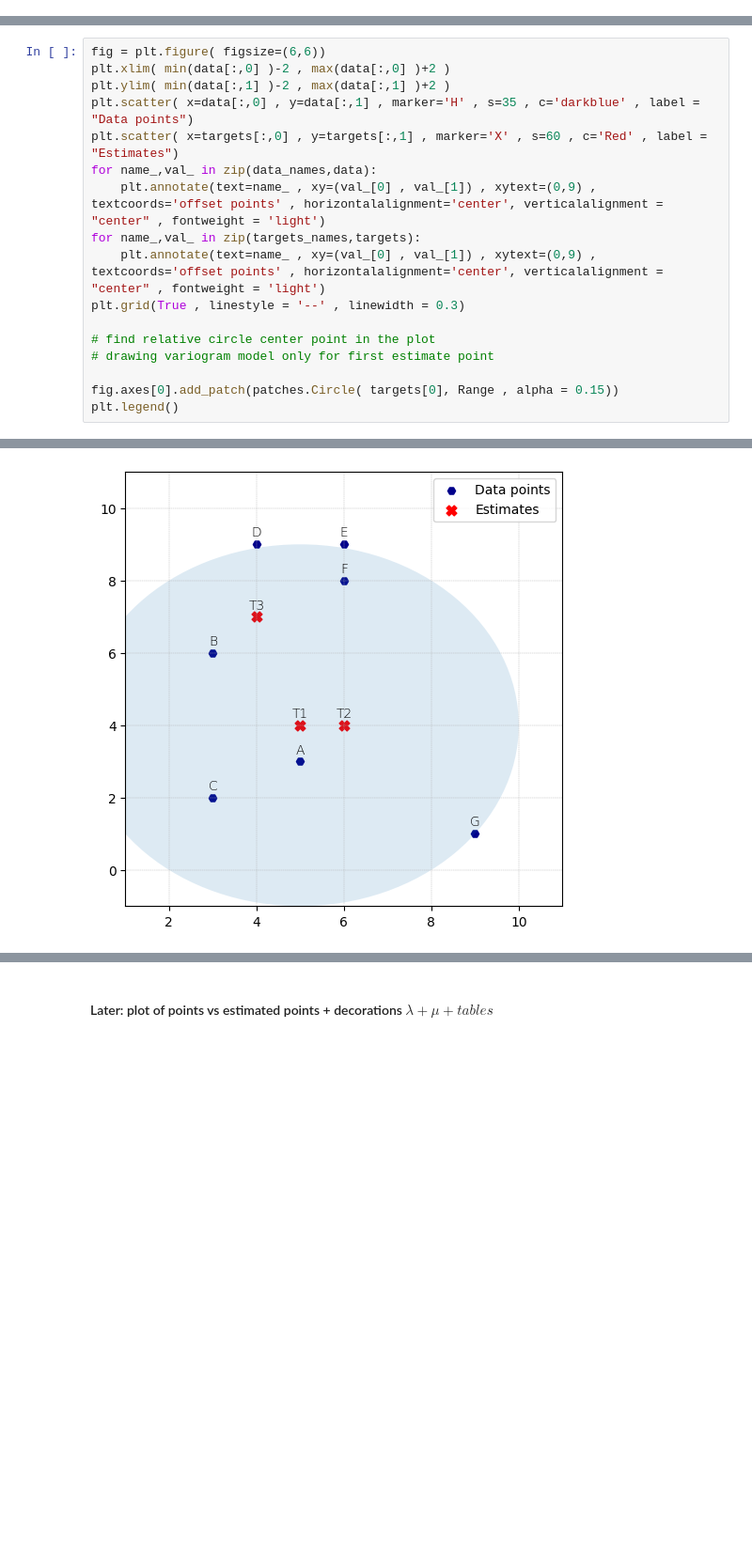
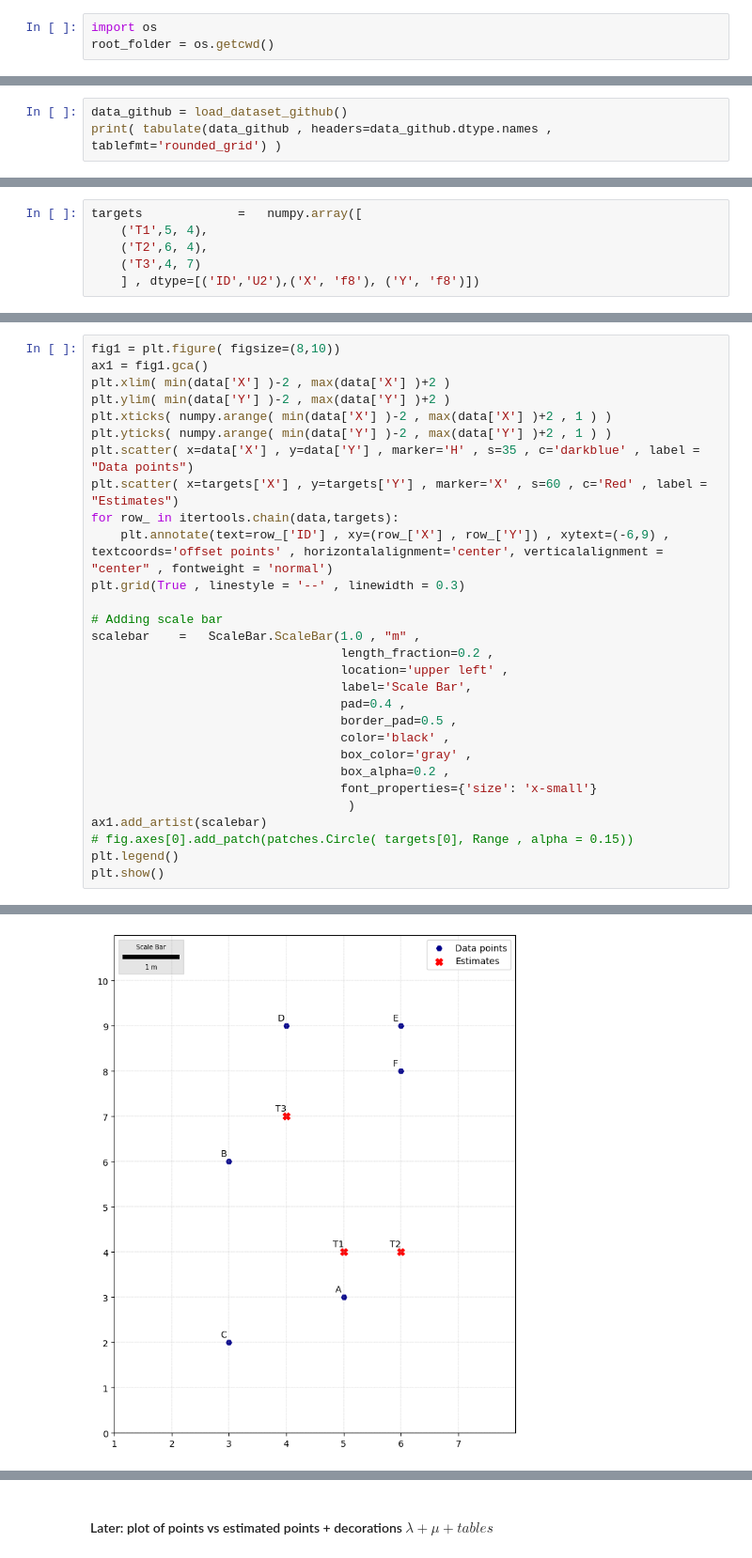
Before and after one commit to kiarash13p/Mineral-Resource-Geology-and-Modelling, a Jupyter notebook: Kriging Solution.ipynb, the cells around one changed output, grey strips where cells are left out. Shown at 94% size. Saved outputs shown, nothing was run; the diff lists cells and outputs as text; blank space fills up the shorter version.

```diff
--- a/Kriging Solution.ipynb
+++ b/Kriging Solution.ipynb
@@ -0,0 +21,3 @@
+# %%
+import os
+root_folder = os.getcwd()
@@ -7,0 +155,3 @@ from tabulate import tabulate
+# %%
+data_github = load_dataset_github()
+print( tabulate(data_github , headers=data_github.dtype.names , tablefmt='rounded_grid') )
@@ -8 +204,7 @@ from tabulate import tabulate
+# %%
+targets             =   numpy.array([
+    ('T1',5, 4),
+    ('T2',6, 4),
+    ('T3',4, 7)
+    ] , dtype=[('ID','U2'),('X', 'f8'), ('Y', 'f8')])
 # %%
@@ -47,18 +256,30 @@ printarray( data)
 # %%
-fig = plt.figure( figsize=(6,6))
-plt.xlim( min(data[:,0] )-2 , max(data[:,0] )+2 )
-plt.ylim( min(data[:,1] )-2 , max(data[:,1] )+2 )
-plt.scatter( x=data[:,0] , y=data[:,1] , marker='H' , s=35 , c='darkblue' , label = "Data points")
-plt.scatter( x=targets[:,0] , y=targets[:,1] , marker='X' , s=60 , c='Red' , label = "Estimates")
-for name_,val_ in zip(data_names,data):
-    plt.annotate(text=name_ , xy=(val_[0] , val_[1]) , xytext=(0,9) , textcoords='offset points' , horizontalalignment='center', verticalalignment = "center" , fontweight = 'light')
-for name_,val_ in zip(targets_names,targets):
-    plt.annotate(text=name_ , xy=(val_[0] , val_[1]) , xytext=(0,9) , textcoords='offset points' , horizontalalignment='center', verticalalignment = "center" , fontweight = 'light')
+fig1 = plt.figure( figsize=(8,10))
+ax1 = fig1.gca()
+plt.xlim( min(data['X'] )-2 , max(data['X'] )+2 )
+plt.ylim( min(data['Y'] )-2 , max(data['Y'] )+2 )
+plt.xticks( numpy.arange( min(data['X'] )-2 , max(data['X'] )+2 , 1 ) )
+plt.yticks( numpy.arange( min(data['Y'] )-2 , max(data['Y'] )+2 , 1 ) )
+plt.scatter( x=data['X'] , y=data['Y'] , marker='H' , s=35 , c='darkblue' , label = "Data points")
+plt.scatter( x=targets['X'] , y=targets['Y'] , marker='X' , s=60 , c='Red' , label = "Estimates")
+for row_ in itertools.chain(data,targets):
+    plt.annotate(text=row_['ID'] , xy=(row_['X'] , row_['Y']) , xytext=(-6,9) , textcoords='offset points' , horizontalalignment='center', verticalalignment = "center" , fontweight = 'normal')
 plt.grid(True , linestyle = '--' , linewidth = 0.3)
 
-# find relative circle center point in the plot
-# drawing variogram model only for first estimate point
-
-fig.axes[0].add_patch(patches.Circle( targets[0], Range , alpha = 0.15))
+# Adding scale bar
+scalebar    =   ScaleBar.ScaleBar(1.0 , "m" ,
+                                  length_fraction=0.2 ,
+                                  location='upper left' ,
+                                  label='Scale Bar',
+                                  pad=0.4 ,
+                                  border_pad=0.5 ,
+                                  color='black' ,
+                                  box_color='gray' ,
+                                  box_alpha=0.2 ,
+                                  font_properties={'size': 'x-small'}
+                                   )
+ax1.add_artist(scalebar)
+# fig.axes[0].add_patch(patches.Circle( targets[0], Range , alpha = 0.15))
 plt.legend()
+plt.show()
 # %% [output]
@@ -66 +286 @@ plt.legend()
-[figure, old version]
+[figure, new version]
```
Also changed, not shown: parts of 48 cells of this notebook, 1 other file.
